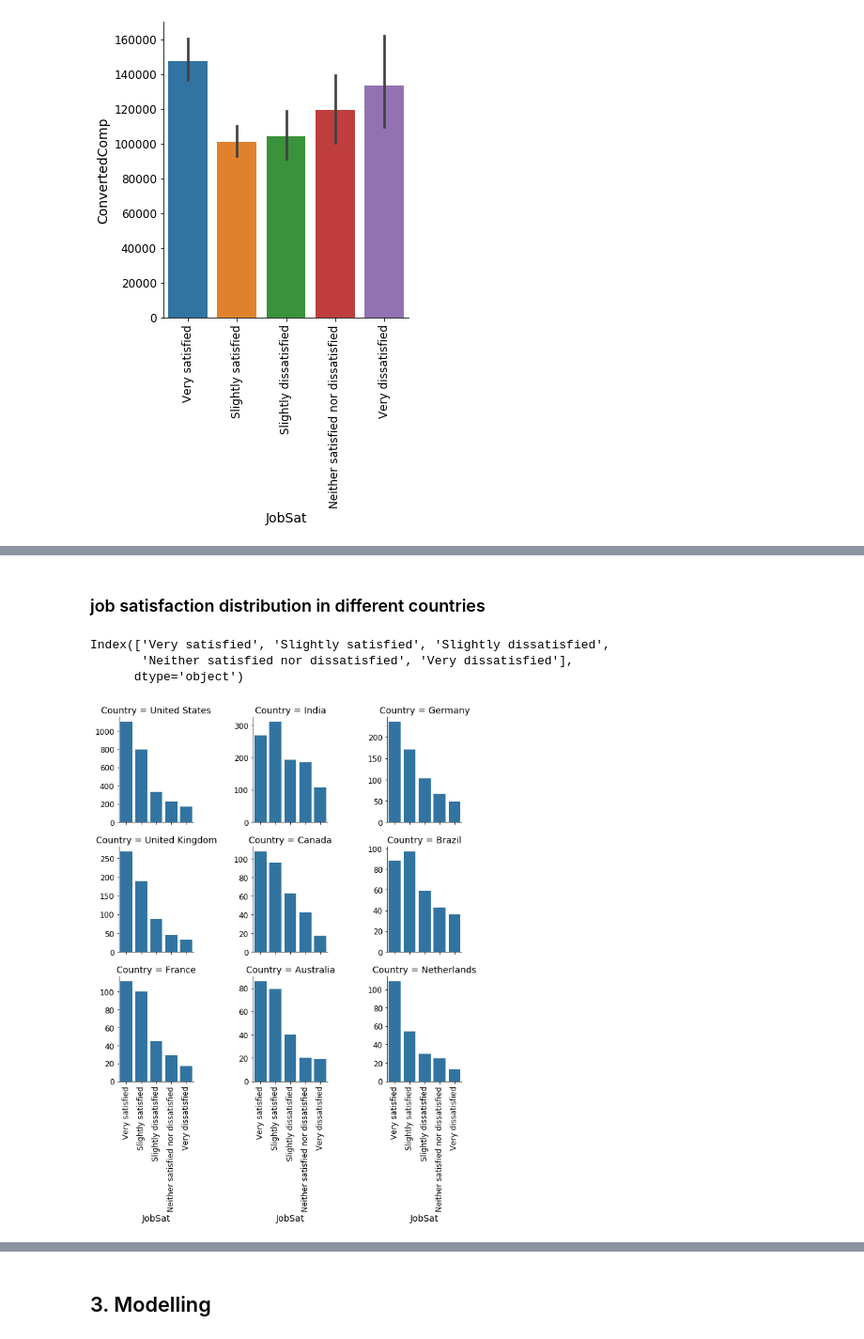
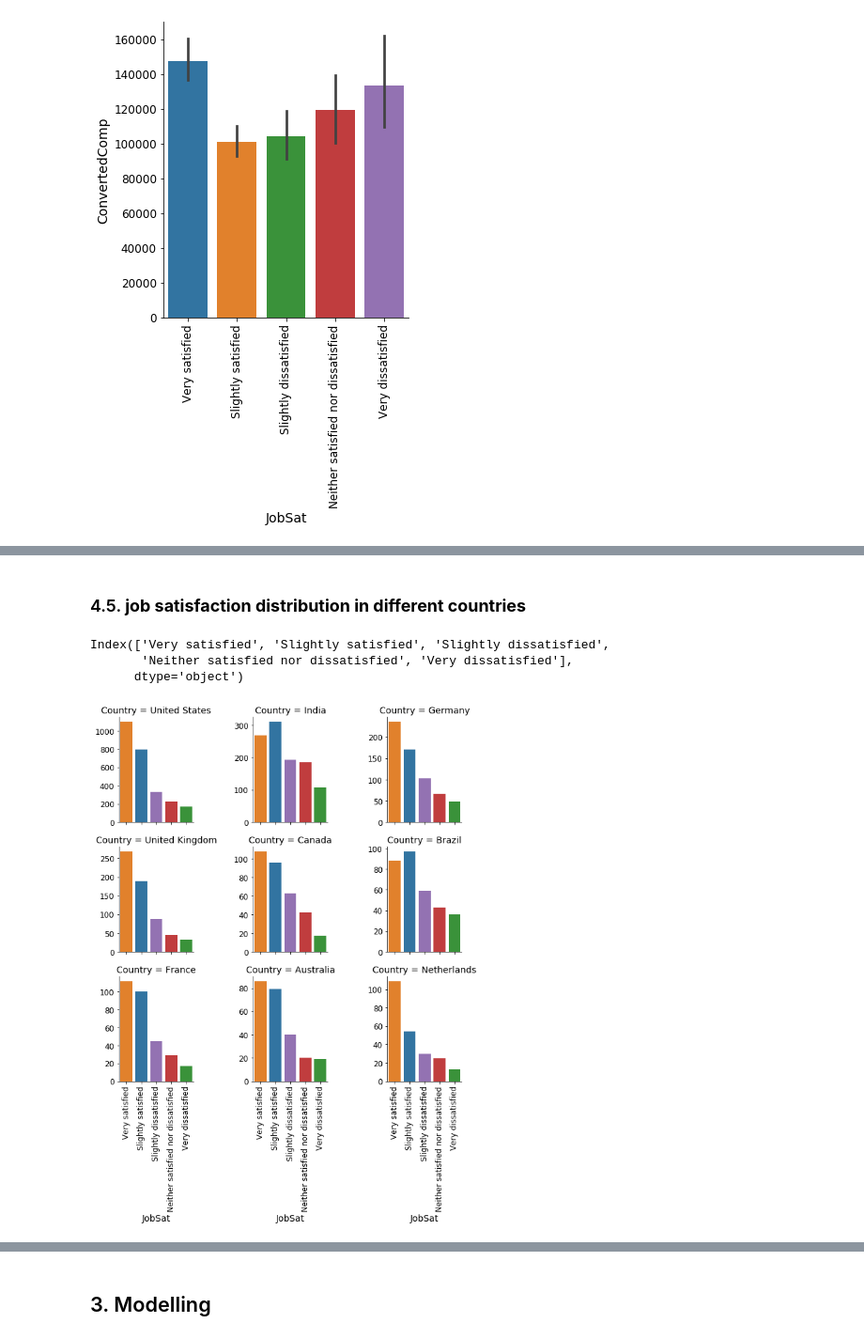
Before and after one commit to Chancylin/StackOverflow_Survey, a Jupyter notebook: notebooks/stackoverflow.ipynb, the cells around one changed output, grey strips where cells are left out. Shown at 94% size. Saved outputs shown, nothing was run; the diff lists cells and outputs as text; code cells hidden in the pictures.

```diff
--- a/notebooks/stackoverflow.ipynb
+++ b/notebooks/stackoverflow.ipynb
@@ -483,0 +571,23 @@ ax.set_xticklabels(rotation=90)
+# %%
+g = sns.FacetGrid(df_data,
+                  col='NEWOvertime',
+                  hue='JobSat',
+                  col_wrap=2,
+                  col_order=['Never',
+                             'Rarely: 1-2 days per year or less',
+                             'Occasionally: 1-2 days per quarter but less than monthly',
+                             'Sometimes: 1-2 days per month but less than weekly',
+                             'Often: 1-2 days per week or more'],
+                  sharex=True, sharey=False, aspect=2)
+
+g.map(sns.countplot, 'JobSat', order=['Very satisfied', 'Slightly satisfied',
+                                      'Slightly dissatisfied',
+                                      'Neither satisfied nor dissatisfied',
+                                      'Very dissatisfied'])
+
+for ax in g.axes.flat:
+    for label in ax.get_xticklabels():
+        label.set_rotation(90)
+
+ax_tmp = g.axes.flat[2]
+ax_tmp.set_title('NEWOvertime = Occasionally: 1-2 days per quarter \n but less than monthly')
@@ -484,5 +597,5 @@ ax.set_xticklabels(rotation=90)
 # %% [markdown]
-### job satisfaction distribution in different countries
+### 4.5. **job satisfaction distribution in different countries**
 # %%
 df_data['JobSat'].value_counts().index
 # %% [output]
@@ -492,17 +605,18 @@ Index(['Very satisfied', 'Slightly satisfied', 'Slightly dissatisfied',
 # %%
 top_ten_countries = ['United States', 'India', 'Germany', 'United Kingdom', 'Canada',
                      'Brazil', 'France', 'Australia', 'Netherlands']
 
 g = sns.FacetGrid(df_data[df_data['Country'].isin(top_ten_countries)],
                   col='Country',
+                  hue='JobSat',
                   col_wrap=3, col_order=top_ten_countries, sharex=True, sharey=False)
 g.map(sns.countplot, 'JobSat', order=['Very satisfied', 'Slightly satisfied',
                                       'Slightly dissatisfied',
                                       'Neither satisfied nor dissatisfied',
                                       'Very dissatisfied'])
 
 for ax in g.axes.flat:
     for label in ax.get_xticklabels():
         label.set_rotation(90)
 # %% [output]
-[figure, old version]
+[figure, new version]
```
Also changed, not shown: parts of 23 cells of this notebook.
